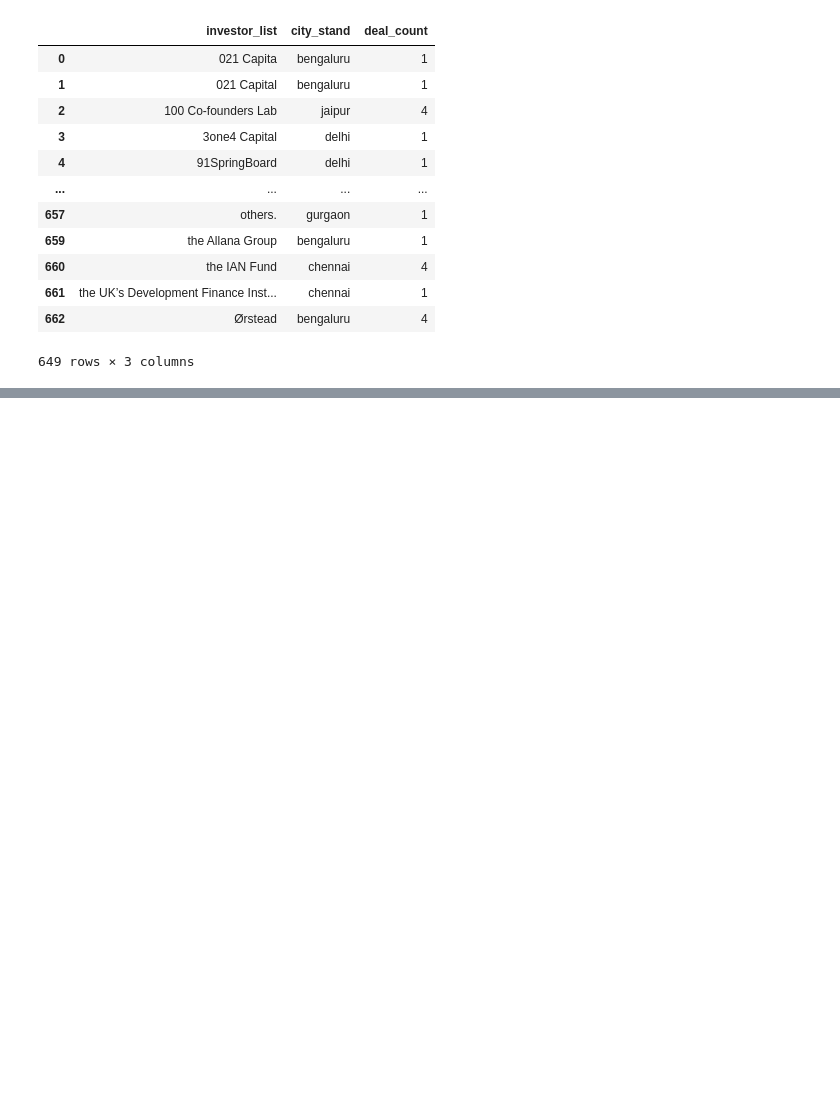
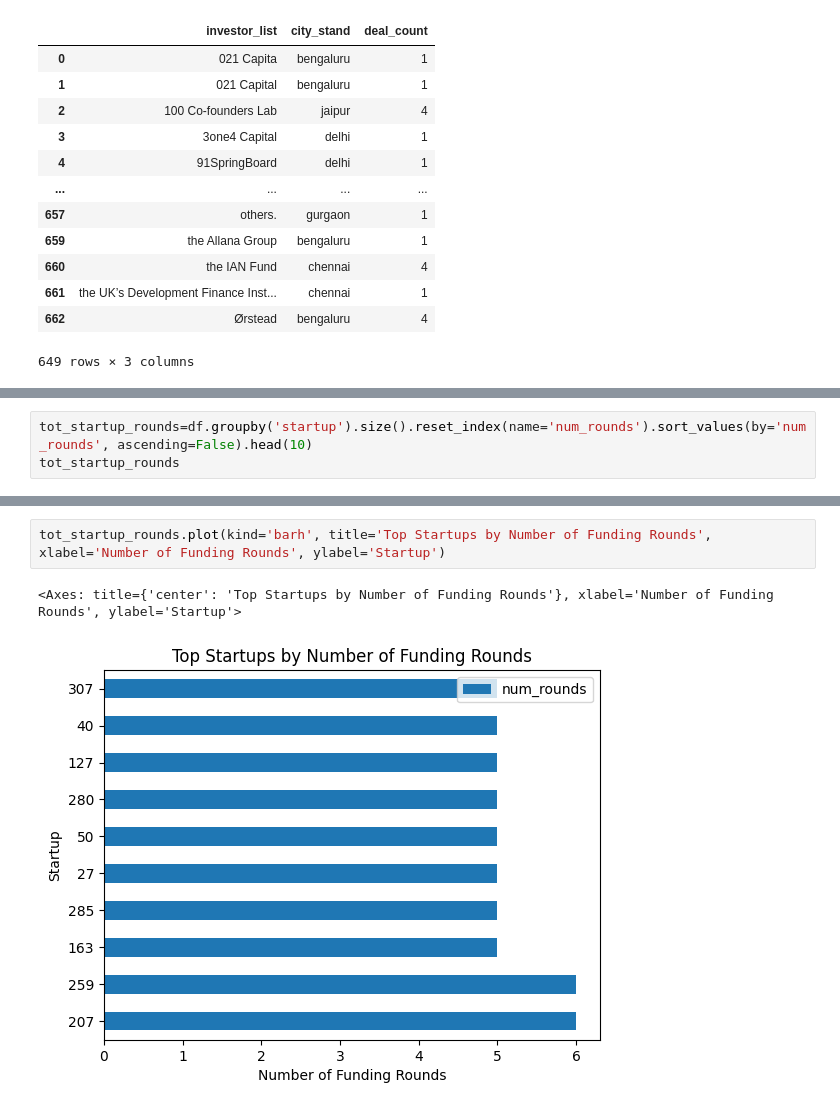
Before and after one commit to OlixIgnacious/indian-startups-transformations, a Jupyter notebook: notebooks/week2_exploration.ipynb, the cells around one changed output, grey strips where cells are left out. Cells and saved outputs as stored; diff of their text form; blank space fills up the shorter version.

```diff
--- a/notebooks/week2_exploration.ipynb
+++ b/notebooks/week2_exploration.ipynb
@@ -775,0 +806,3 @@ inv_top_cities
+# %%
+tot_startup_rounds=df.groupby('startup').size().reset_index(name='num_rounds').sort_values(by='num_rounds', ascending=False).head(10)
+tot_startup_rounds
@@ -775,0 +821,5 @@ inv_top_cities
+# %%
+tot_startup_rounds.plot(kind='barh', title='Top Startups by Number of Funding Rounds', xlabel='Number of Funding Rounds', ylabel='Startup')
+# %% [output]
+<Axes: title={'center': 'Top Startups by Number of Funding Rounds'}, xlabel='Number of Funding Rounds', ylabel='Startup'>
+[figure, added]
```
Also changed, not shown: parts of 6 cells of this notebook.
